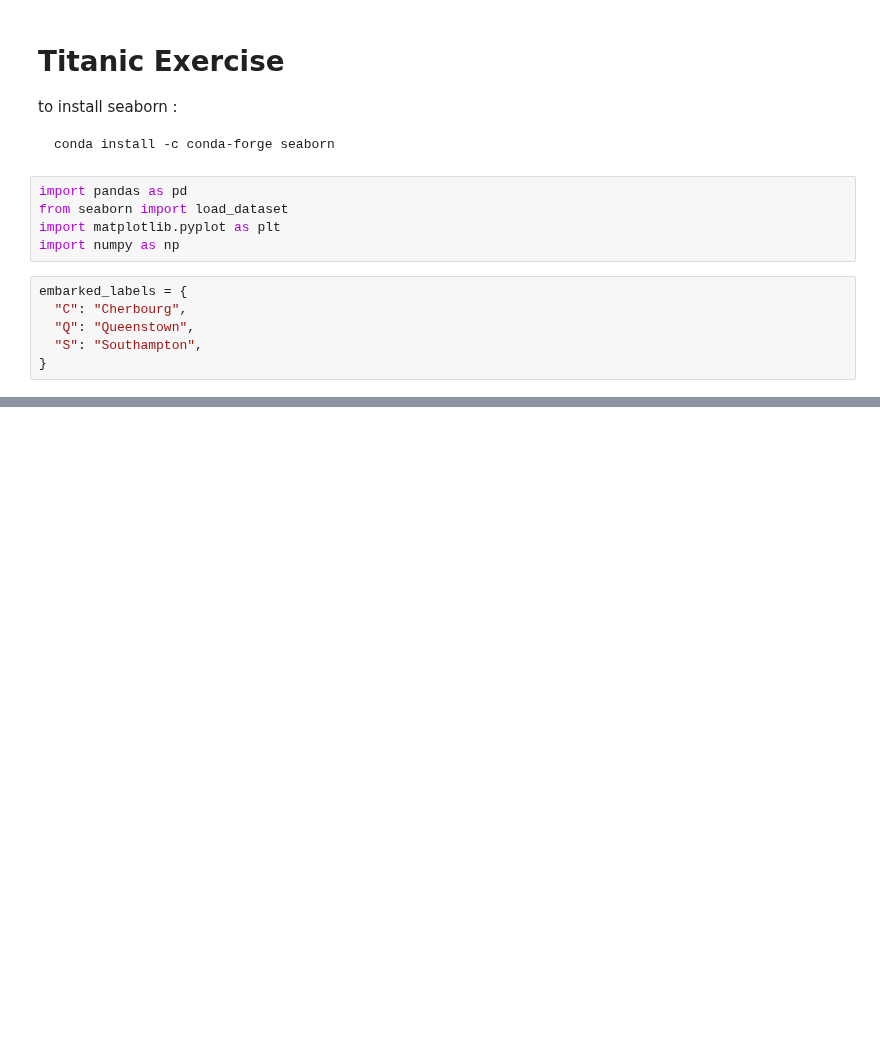
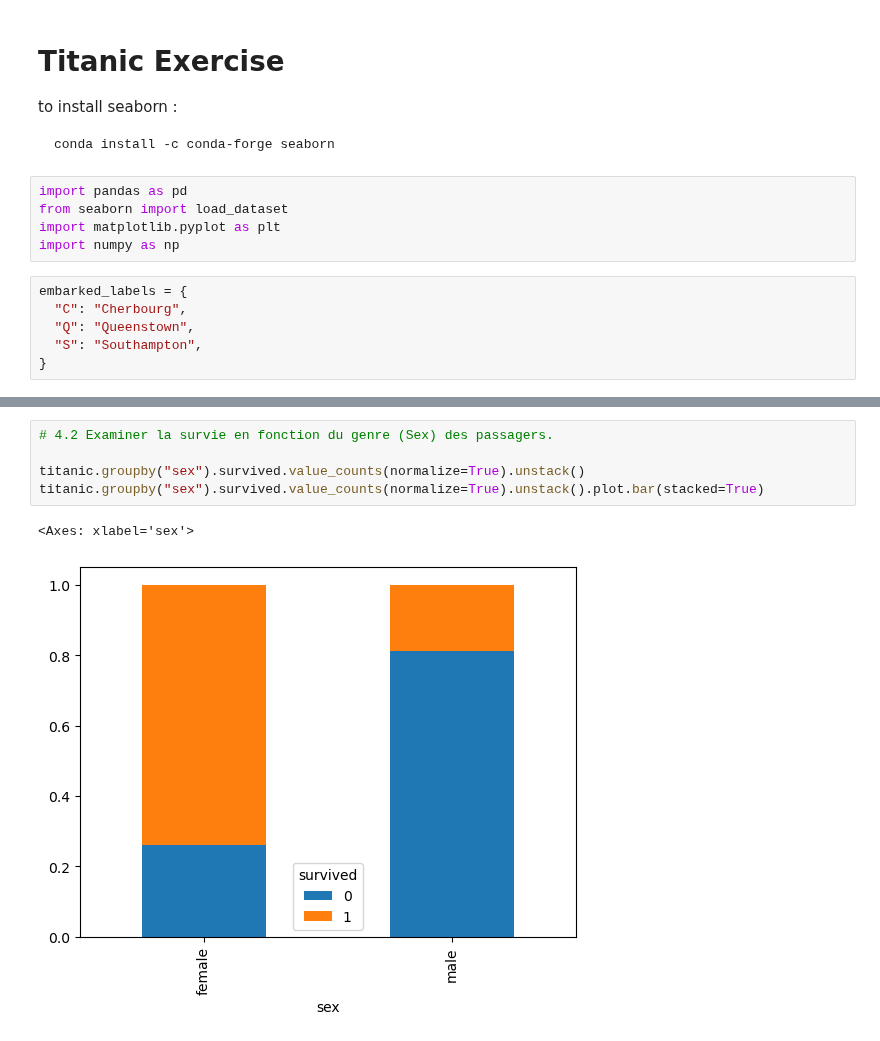
Before and after one commit to moiap13/nomades_python_programming_langugage, a Jupyter notebook: numpy_pandas/student_exercises/corrections/pandas/titanic/titanic.ipynb, the cells around one changed output, grey strips where cells are left out. Saved outputs shown, nothing was run; the diff lists cells and outputs as text; blank space fills up the shorter version.

```diff
--- a/numpy_pandas/student_exercises/corrections/pandas/titanic/titanic.ipynb
+++ b/numpy_pandas/student_exercises/corrections/pandas/titanic/titanic.ipynb
@@ -51,0 +188,8 @@ titanic.age = titanic.age.map(lambda age: 1 if age < 1 else age)
+# %%
+# 4.2 Examiner la survie en fonction du genre (Sex) des passagers.
+
+titanic.groupby("sex").survived.value_counts(normalize=True).unstack()
+titanic.groupby("sex").survived.value_counts(normalize=True).unstack().plot.bar(stacked=True)
+# %% [output]
+<Axes: xlabel='sex'>
+[figure, added]
```
Also changed, not shown: parts of 24 cells of this notebook.
